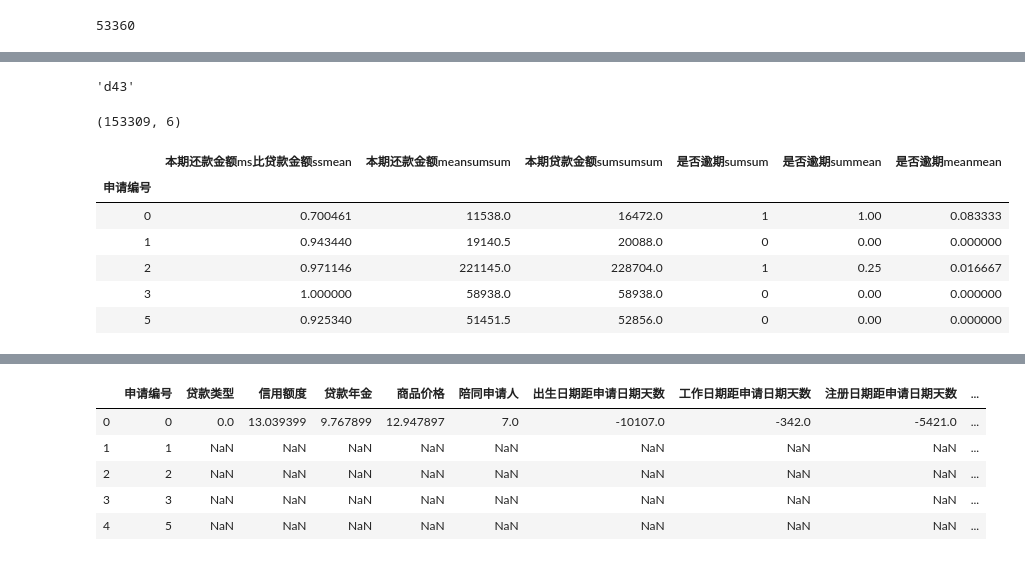
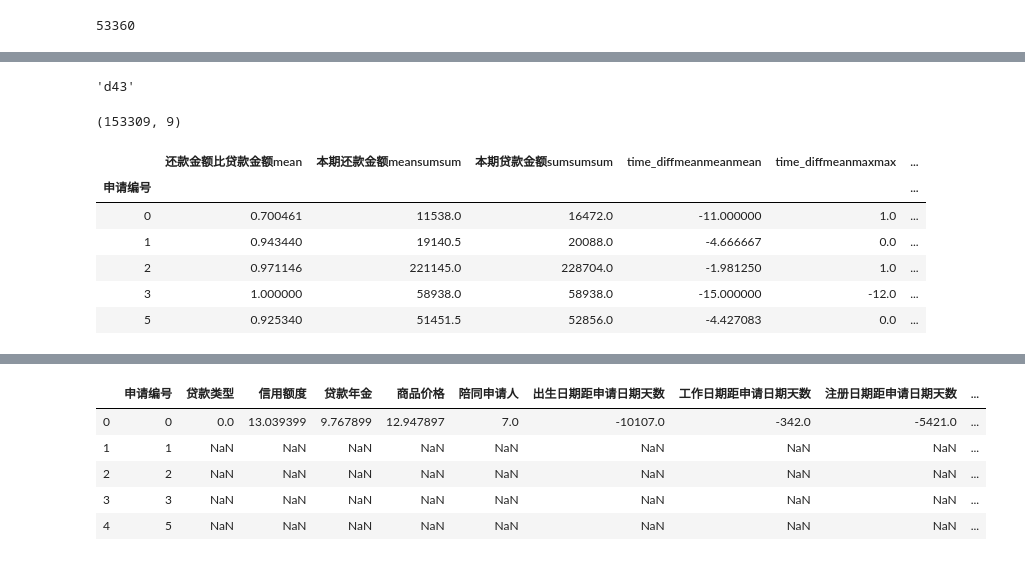
Before and after one commit to boyang-li/the-mission-cup, a Jupyter notebook: 1_feature_engineering.ipynb, the cells around one changed output, grey strips where cells are left out. Drawn from its saved outputs; the diff is of its cells as text; code cells hidden in the pictures.

```diff
--- a/1_feature_engineering.ipynb
+++ b/1_feature_engineering.ipynb
@@ -771,7 +844,11 @@ d4.eval('分期付款支付时间差 = 分期付款实际支付时间 - 分期
 d41_agg_dict = {
     '本期贷款金额':['sum'],
     '本期还款金额':['mean'],
-    '分期付款支付时间差':['mean']
+    'time_diff':['mean'],
+    'is_odue':['sum'],
+    'is_odue30':['sum'],
+    'is_odue60':['sum'],
+    'is_odue90':['sum']
 }
 d41 = d4.groupby(['申请编号','历史申请编号','有支付行为的分期付款']).agg(d41_agg_dict)
 d41.columns = pd.Series(d41.columns.tolist()).apply(pd.Series).sum(axis=1)
@@ -789,8 +865,0 @@ d41.head()
-# %%
-### d4 自定义特征
-# d41['分期付款支付时间差mean'].value_counts()
-# d41.loc[d4['分期付款实际支付时间']>0, '分期付款实际支付时间'].value_counts()
-
-# '是否逾期'
-d41['是否逾期'] = d41['分期付款支付时间差mean'].apply(lambda x: 1 if x > 0 else 0 )
-d41['是否逾期'].value_counts()
@@ -804,8 +869,11 @@ Name: 是否逾期, dtype: int64
 d42_agg_dict = {
     '本期还款金额mean':['sum'],
     '本期贷款金额sum':['sum'],
-    '分期付款支付时间差mean':['mean'],
-    '是否逾期':['mean','sum'] # mean-逾期占比；sum-累计逾期
+    'time_diffmean':['mean','max'],
+    'is_oduesum':['sum'], # sum-累计逾期
+    'is_odue30sum':['sum'], # sum-累计逾期
+    'is_odue60sum':['sum'], # sum-累计逾期
+    'is_odue90sum':['sum'] # sum-累计逾期
 }
 d42 = d41.groupby(['申请编号','历史申请编号']).agg(d42_agg_dict)
 d42.columns = pd.Series(d42.columns.tolist()).apply(pd.Series).sum(axis=1)
@@ -823,7 +891,7 @@ d42.head()
 # %%
 ### d4 自定义特征
 
-d42.eval('本期还款金额ms比贷款金额ss = 本期还款金额meansum / 本期贷款金额sumsum', inplace=True)
+d42.eval('还款金额比贷款金额 = 本期还款金额meansum / 本期贷款金额sumsum', inplace=True)
 d42.columns.to_list()
 # %% [output]
 ['本期还款金额meansum',
@@ -835,27 +906,31 @@ d42.columns.to_list()
 # %%
 ### d4 group by phase 3 ###
 
 d43 = d42.groupby('申请编号').agg({
-    '本期还款金额ms比贷款金额ss':['mean'],
+    '还款金额比贷款金额':['mean'],
     '本期还款金额meansum':['sum'],
     '本期贷款金额sumsum':['sum'],
-    '是否逾期sum':['sum','mean'], # 是否逾期sumsum:历史累计逾期数; 是否逾期summean:历史累计逾期占比
-    '是否逾期mean':['mean'], # 逾期meanmean:逾期占比均值
+    'time_diffmeanmean':['mean'],
+    'time_diffmeanmax':['max'],
+    'is_oduesumsum':['sum'],
+    'is_odue30sumsum':['sum'],
+    'is_odue60sumsum':['sum'],
+    'is_odue90sumsum':['sum']
 })
 d43.columns = pd.Series(d43.columns.tolist()).apply(pd.Series).sum(axis=1)
 '''d43'''
 d43.shape
 d43.head()
 # %% [output]
 'd43'
-(153309, 6)
+(153309, 9)
-|  | 本期还款金额ms比贷款金额ssmean | 本期还款金额meansumsum | 本期贷款金额sumsumsum | 是否逾期sumsum | 是否逾期summean | 是否逾期meanmean |
-| 申请编号 |  |  |  |  |  |  |
-| 0 | 0.700461 | 11538.0 | 16472.0 | 1 | 1.00 | 0.083333 |
-| 1 | 0.943440 | 19140.5 | 20088.0 | 0 | 0.00 | 0.000000 |
-| 2 | 0.971146 | 221145.0 | 228704.0 | 1 | 0.25 | 0.016667 |
-| 3 | 1.000000 | 58938.0 | 58938.0 | 0 | 0.00 | 0.000000 |
-| 5 | 0.925340 | 51451.5 | 52856.0 | 0 | 0.00 | 0.000000 |
+|  | 还款金额比贷款金额mean | 本期还款金额meansumsum | 本期贷款金额sumsumsum | time_diffmeanmeanmean | time_diffmeanmaxmax | ... |
+| 申请编号 |  |  |  |  |  | ... |
+| 0 | 0.700461 | 11538.0 | 16472.0 | -11.000000 | 1.0 | ... |
+| 1 | 0.943440 | 19140.5 | 20088.0 | -4.666667 | 0.0 | ... |
+| 2 | 0.971146 | 221145.0 | 228704.0 | -1.981250 | 1.0 | ... |
+| 3 | 1.000000 | 58938.0 | 58938.0 | -15.000000 | -12.0 | ... |
+| 5 | 0.925340 | 51451.5 | 52856.0 | -4.427083 | 0.0 | ... |
 # %%
 ### d4 group by phase 4 ###
 
```
Also changed, not shown: parts of 25 cells of this notebook.
